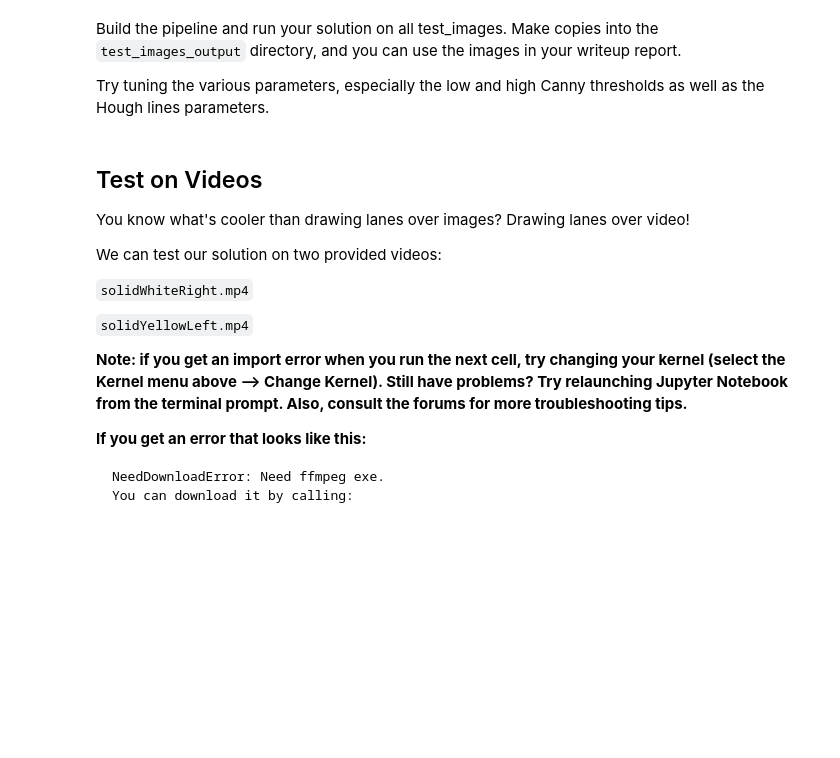
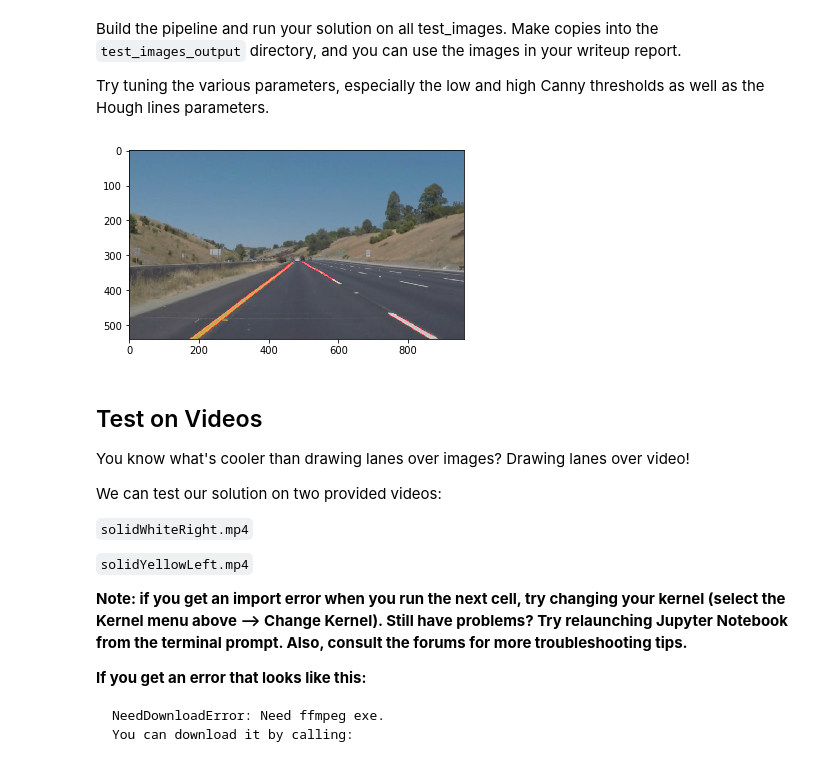
Before and after one commit to hyangl/CarND-LaneLines-P1, a Jupyter notebook: P1.ipynb, the cells around one changed output. Cells and saved outputs as stored; diff of their text form; code cells hidden in the pictures; blank space fills up the shorter version.

Commit message:
Optimized the parameters for Hough transform.

```diff
--- a/P1.ipynb
+++ b/P1.ipynb
@@ -197,43 +197,44 @@ Try tuning the various parameters, especially the low and high Canny thresholds
 # TODO: Build your pipeline that will draw lane lines on the test_images
 
 # define the kernel size for Gaussian smoothing
 kernel_size = 5
 
 # define parameters for Canny
 low_threshold = 50
 high_threshold = 150
 
 # define the Hough transform parameters
 rho = 2
 theta = np.pi / 180
 threshold = 15
-min_line_lenght = 40
-max_line_gap = 20
+min_line_length = 60
+max_line_gap = 30
 
 # define the region of interest
 # suppose all images have the same size, or will be converted to same size
-vertices = np.array([[(0, 540), (460, 290), (500, 290), (960, 540)]], dtype = np.int32)
+vertices = np.array([[(0, 540), (460, 320), (500, 320), (960, 540)]], dtype = np.int32)
 
 test_images = os.listdir("test_images/")
-for test_image in test_images
+for test_image in test_images :
     image = mpimg.imread('test_images/' + test_image)
     gray = grayscale(image)
     blur_gray = gaussian_blur(gray, kernel_size)
 
     edges = canny(blur_gray, low_threshold, high_threshold)
 
-    masked_image = region_of_inerest(edges, vertices)
+    masked_image = region_of_interest(edges, vertices)
 
-    lines = hough_lines(masked_image, rho, theta, theshold, min_line_length, max_line_gap)
+    lines = hough_lines(masked_image, rho, theta, threshold, min_line_length, max_line_gap)
 
-    line_edge = weighted_img(lines, image)
+    lines_edge = weighted_img(lines, image)
 
-    plt.imshow(line_edge)
+    #plt.imshow(lines_edge)
 
-
-
+    mpimg.imsave('test_images_output/' + test_image, lines_edge)
 
 # then save them to the test_images_output directory.
+# %% [output]
+[figure, added]
 # %% [markdown]
 ## Test on Videos
 
```
Also changed, not shown: parts of 3 cells of this notebook.
